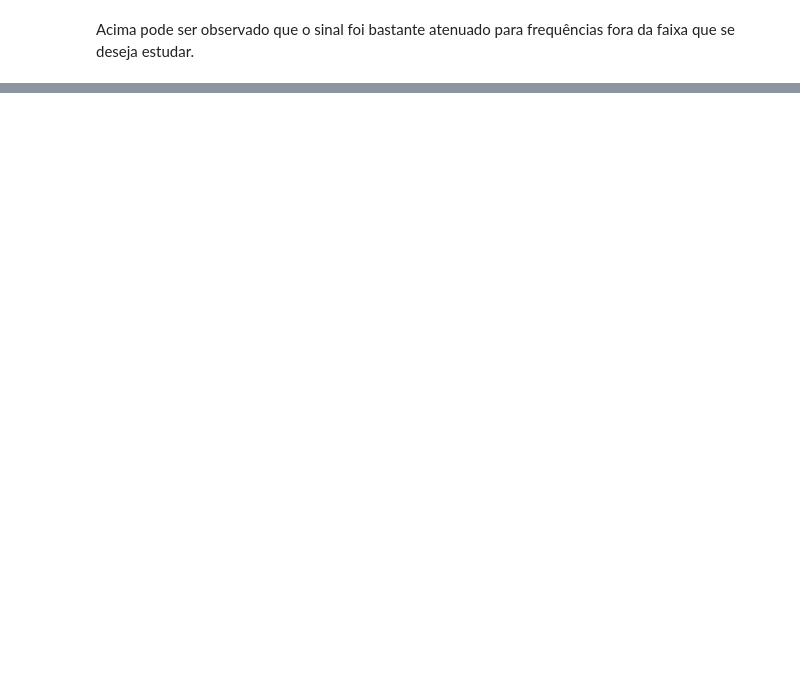
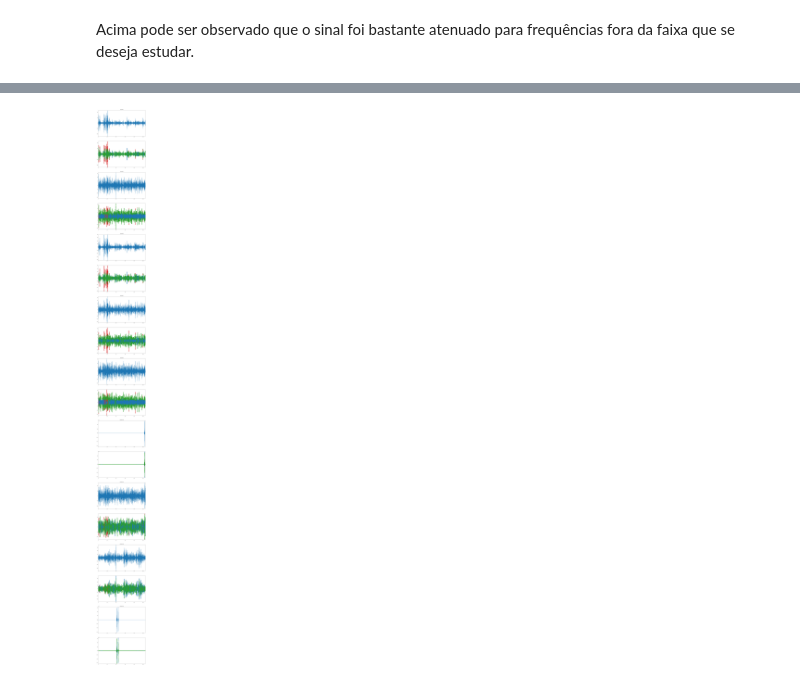
Before and after one commit to TNanukem/neural_analysis, a Jupyter notebook: Neural Analysis.ipynb, the cells around one changed output, grey strips where cells are left out. Saved outputs shown, nothing was run; the diff lists cells and outputs as text; code cells hidden in the pictures; blank space fills up the shorter version.

Commit message:
Implemented KMeans clustering and classification.

```diff
--- a/Neural Analysis.ipynb
+++ b/Neural Analysis.ipynb
@@ -329,0 +415,20 @@ Acima pode ser observado que o sinal foi bastante atenuado para frequências for
+# %%
+from sklearn.cluster import KMeans
+
+normalized_data = normalize(abs(filtered_data))
+
+k = 3
+
+my_kmeans = KMeans(n_clusters=k, max_iter=10000, n_jobs=-1)
+my_kmeans.fit(normalized_data)
+
+labels = my_kmeans.labels_
+
+groups = [[],[],[],[],[],[],[],[],[],[],[],[],[],[],[],[]]
+
+for i in range(0, len(labels)):
+    groups[labels[i]].append(i)
+
+#for i in range(0, len(groups)):
+    #print("Group %d:" % i)
+    #print(groups[i])
@@ -329,0 +470,39 @@ Acima pode ser observado que o sinal foi bastante atenuado para frequências for
+# %%
+fig, ax = plt.subplots(9*(2), 1, figsize=(15,180))
+line = 0
+colors = ['tab:blue', 'tab:red', 'tab:green', 'tab:orange', 'tab:pink']
+
+for key in filtered_data:
+    min_t = 0
+    max_t = 1
+    min_y = 0
+    max_y = 1
+    channel_points = []
+    if(key.endswith("F")):
+        continue
+    for group in groups:
+        if(len(group) > 0):
+            group_data = filtered_data.iloc[group]
+            local_points = (filtered_time_data[group], group_data[key])
+            channel_points.append(local_points)
+            min_t = min(min_t, min(local_points[0]))
+            max_t = max(max_t, max(local_points[0]))
+            min_y = min(min_y, min(local_points[1]))
+            max_y = max(max_y, max(local_points[1]))
+
+    ax[line].plot(filtered_time_data, filtered_data[key])
+    ax[line].set_xlim([min_t, max_t])
+    ax[line].set_ylim([min_y, max_y])
+    ax[line].set_title(key)
+
+    line += 1
+    i=0
+    for channel in channel_points:
+        ax[line].scatter(channel[0], channel[1], c=colors[i], linewidths=0.001)
+        ax[line].set_xlim([min_t, max_t])
+        ax[line].set_ylim([min_y, max_y])
+        i+=1
+
+    line += 1
+# %% [output]
+[figure, added]
```
Also changed, not shown: parts of 17 cells of this notebook.
